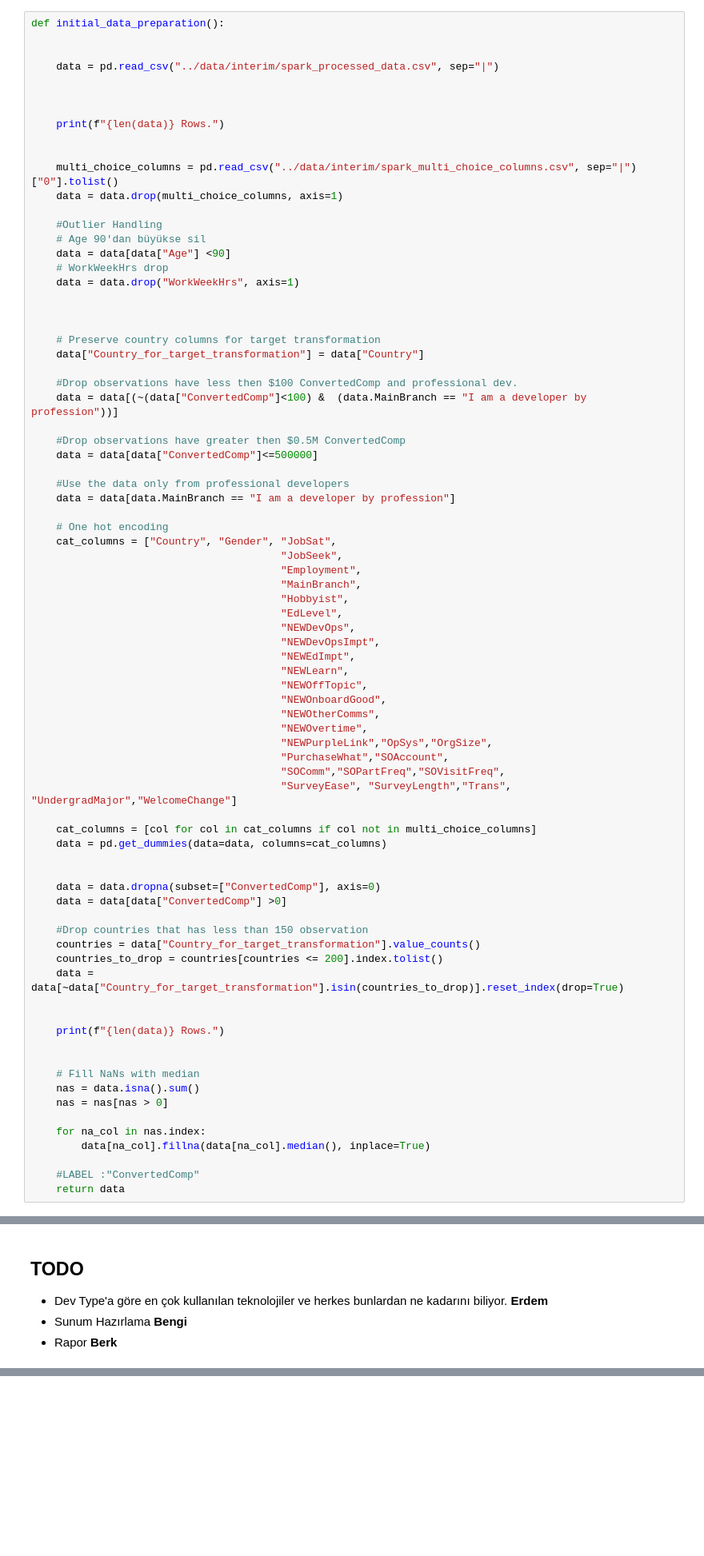
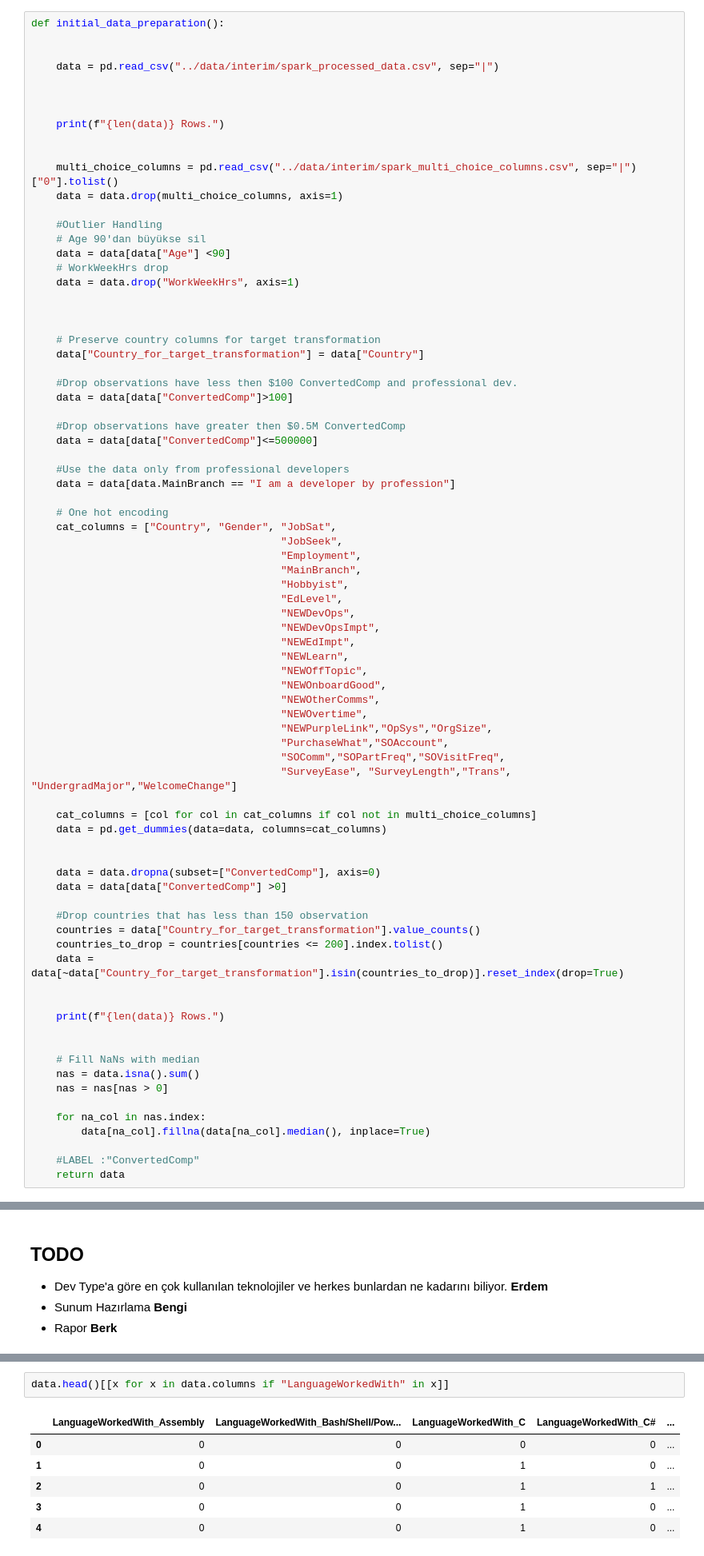
Before and after one commit to erdemsirel/ozu_data_science, a Jupyter notebook: DS 555 - Data Science & Strategy/ds555-project/notebooks/ds555_project-Modelling.ipynb, the cells around one changed output, grey strips where cells are left out. Shown at 80% size. Drawn from its saved outputs; the diff is of its cells as text; blank space fills up the shorter version.

```diff
--- a/DS 555 - Data Science & Strategy/ds555-project/notebooks/ds555_project-Modelling.ipynb
+++ b/DS 555 - Data Science & Strategy/ds555-project/notebooks/ds555_project-Modelling.ipynb
@@ -51,7 +51,7 @@ def initial_data_preparation():
     data["Country_for_target_transformation"] = data["Country"]
 
     #Drop observations have less then $100 ConvertedComp and professional dev.
-    data = data[(~(data["ConvertedComp"]<100) &  (data.MainBranch == "I am a developer by profession"))]
+    data = data[data["ConvertedComp"]>100]
 
     #Drop observations have greater then $0.5M ConvertedComp
     data = data[data["ConvertedComp"]<=500000]
@@ -516,3 +555,12 @@ def run(exclude_columns=None,
+# %%
+data.head()[[x for x in data.columns if "LanguageWorkedWith" in x]]
+# %% [output]
+|  | LanguageWorkedWith_Assembly | LanguageWorkedWith_Bash/Shell/Pow... | LanguageWorkedWith_C | LanguageWorkedWith_C# | ... |
+| 0 | 0 | 0 | 0 | 0 | ... |
+| 1 | 0 | 0 | 1 | 0 | ... |
+| 2 | 0 | 0 | 1 | 1 | ... |
+| 3 | 0 | 0 | 1 | 0 | ... |
+| 4 | 0 | 0 | 1 | 0 | ... |
 # %%
 results = run(exclude_columns=None, name="Initial Run w/o target transformation, binning", transform_target=False)
 # %% [output]
```
Also changed, not shown: parts of 5 cells of this notebook, 2 other files.
